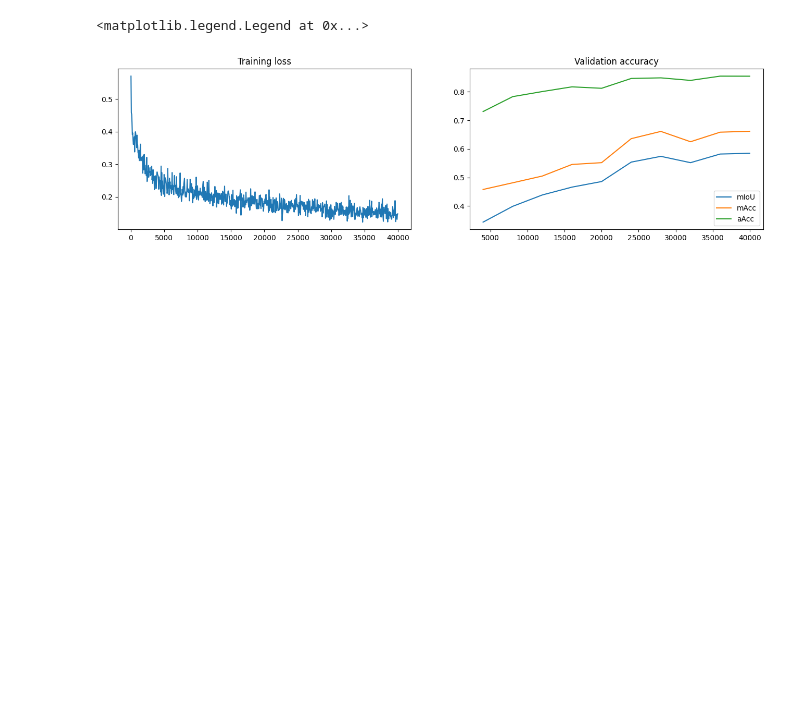
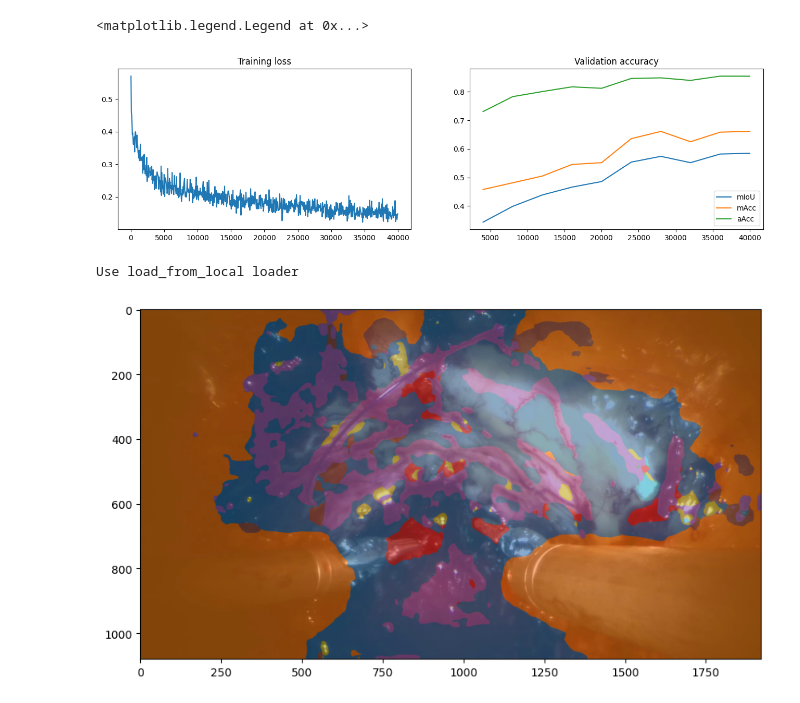
Before and after one commit to yhdeng-ryan/Segformer_RARP50, a Jupyter notebook: work_dirs/view_results.ipynb, the cells around one changed output. Saved outputs shown, nothing was run; the diff lists cells and outputs as text; code cells hidden in the pictures; blank space fills up the shorter version.

Commit message:
Finish plotting the results

```diff
--- a/work_dirs/view_results.ipynb
+++ b/work_dirs/view_results.ipynb
@@ -88,3 +94,19 @@ plt.legend(["mIoU", "mAcc", "aAcc"])
 # %% [output]
 <matplotlib.legend.Legend at 0x...>
 [figure]
+# %%
+from mmseg.apis import init_segmentor, inference_segmentor, show_result_pyplot
+from mmseg.core.evaluation import get_palette
+
+config_file = '../local_configs/segformer/B0/segformer.b0.512x512.rarp50.test.py'
+checkpoint_file = './segformer.b0.512x512.rarp50.40k/latest.pth'
+
+model = init_segmentor(config_file, checkpoint_file, device='cuda:0')
+img_dir = f_name_list[idx][0]
+result = inference_segmentor(model, img_dir)
+palette = np.array([mpl.colors.to_rgb(c) for c in colors[1:]])*255
+
+show_result_pyplot(model, img_dir, result, palette.astype(int), (10,6))
+# %% [output]
+Use load_from_local loader
+[figure, added]
```
Also changed, not shown: parts of 3 cells of this notebook.
